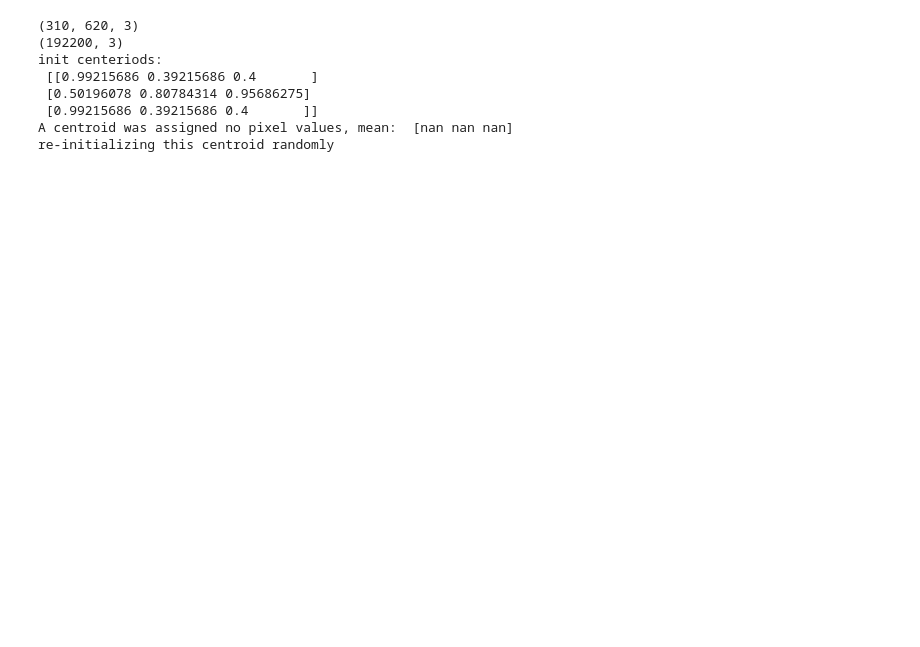
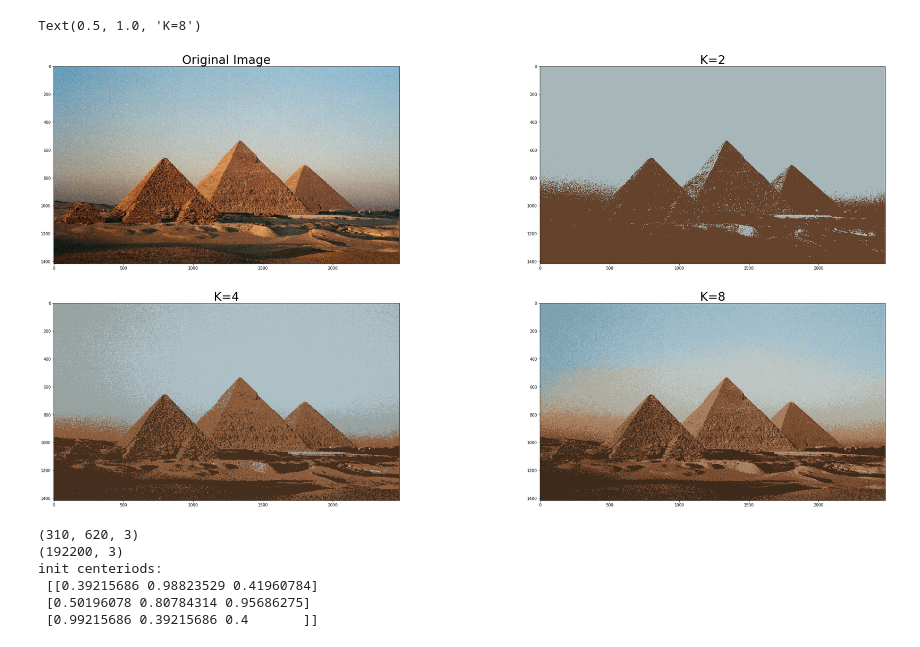
Before and after one commit to AhmedHisham1/KMeans-Segmentation, a Jupyter notebook: Notebook.ipynb, the cells around one changed output. Drawn from its saved outputs; the diff is of its cells as text; code cells hidden in the pictures; blank space fills up the shorter version.

```diff
--- a/Notebook.ipynb
+++ b/Notebook.ipynb
@@ -5,3 +5,14 @@ import matplotlib.pyplot as plt
 from utils import kmeans
 
 %matplotlib inline
+# %%
+original_img = cv2.imread('images/the-pyramids.jpg')
+original_img = cv2.cvtColor(original_img, cv2.COLOR_BGR2RGB)
+
+print(original_img.shape)
+img = np.reshape(original_img, (-1,3))
+img = img/255
+print(img.shape)
+centroids_2, pixel_type_2 = kmeans(img, K=2, iters=10)
+centroids_4, pixel_type_4 = kmeans(img, K=4, iters=12)
+centroids_8, pixel_type_8 = kmeans(img, K=8, iters=15)
@@ -8,3 +39,29 @@ from utils import kmeans
+# %%
+segmented_img_2 = centroids_2[pixel_type_2.flatten()]
+segmented_img_2 = segmented_img_2.reshape(np.array(original_img).shape)
+
+segmented_img_4 = centroids_4[pixel_type_4.flatten()]
+segmented_img_4 = segmented_img_4.reshape(np.array(original_img).shape)
+
+segmented_img_8 = centroids_8[pixel_type_8.flatten()]
+segmented_img_8 = segmented_img_8.reshape(np.array(original_img).shape)
+
+fig = plt.figure(figsize=(40,20))
+plt.subplot(2,2,1)
+plt.imshow(original_img)
+plt.title('Original Image', fontsize=30)
+plt.subplot(2,2,2)
+plt.imshow(segmented_img_2)
+plt.title('K=2', fontsize=30)
+plt.subplot(2,2,3)
+plt.imshow(segmented_img_4)
+plt.title('K=4', fontsize=30)
+plt.subplot(2,2,4)
+plt.imshow(segmented_img_8)
+plt.title('K=8', fontsize=30)
+# %% [output]
+Text(0.5, 1.0, 'K=8')
+[figure, added]
 # %%
 original_img = cv2.imread('images/colors.jpg')
 original_img = cv2.cvtColor(original_img, cv2.COLOR_BGR2RGB)
@@ -13,16 +70,14 @@ print(original_img.shape)
 img = np.reshape(original_img, (-1,3))
 img = img/255
 print(img.shape)
-centroids, pixel_type = kmeans(img, K=3, iters=3)
+centroids, pixel_type = kmeans(img, K=3, iters=5)
 # %% [output]
 (310, 620, 3)
 (192200, 3)
 init centeriods:
- [[0.99215686 0.39215686 0.4       ]
+ [[0.39215686 0.98823529 0.41960784]
  [0.50196078 0.80784314 0.95686275]
  [0.99215686 0.39215686 0.4       ]]
-A centroid was assigned no pixel values, mean:  [nan nan nan]
-re-initializing this centroid randomly
 # %%
 print(centroids)
 segmented_img = centroids[pixel_type.flatten()]
```
Also changed, not shown: parts of 8 cells of this notebook, 6 other files.
